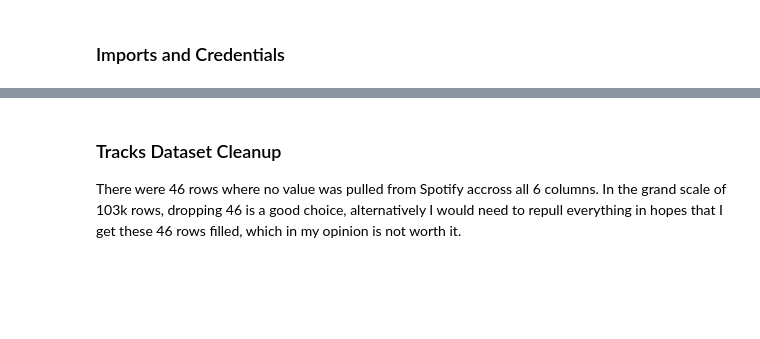
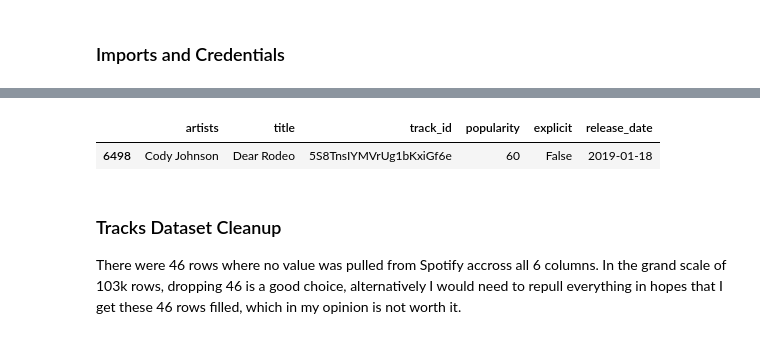
Before and after one commit to ArinkB/Predicting-Song-Skips, a Jupyter notebook: 3_Data_Acquisition- Features and Cleanup.ipynb, the cells around one changed output, grey strips where cells are left out. Drawn from its saved outputs; the diff is of its cells as text; code cells hidden in the pictures; blank space fills up the shorter version.

```diff
--- a/3_Data_Acquisition- Features and Cleanup.ipynb
+++ b/3_Data_Acquisition- Features and Cleanup.ipynb
@@ -27,6 +27,11 @@ tracks_df.head()
 | 2 | 24kGoldn | Mood (feat. Iann Dior) | 3tjFYV6RSFtuktYl3ZtYcq | 100 | True | 2020-07-24 |
 | 3 | Internet Money | Lemonade | 02kDW379Yfd5PzW5A6vuGt | 93 | True | 2020-08-14 |
 | 4 | BLACKPINK | Bet You Wanna (feat. Cardi B) | 1hPkiovjTqiJAJen4uyNRg | 0 | False | 2020-10-02 |
+# %%
+tracks_df.loc[tracks_df['title'] == 'Dear Rodeo']
+# %% [output]
+|  | artists | title | track_id | popularity | explicit | release_date |
+| 6498 | Cody Johnson | Dear Rodeo | 5S8TnsIYMVrUg1bKxiGf6e | 60 | False | 2019-01-18 |
 # %% [markdown]
 ### Tracks Dataset Cleanup
 
```
Also changed, not shown: parts of 2 cells of this notebook, 6 other files.
